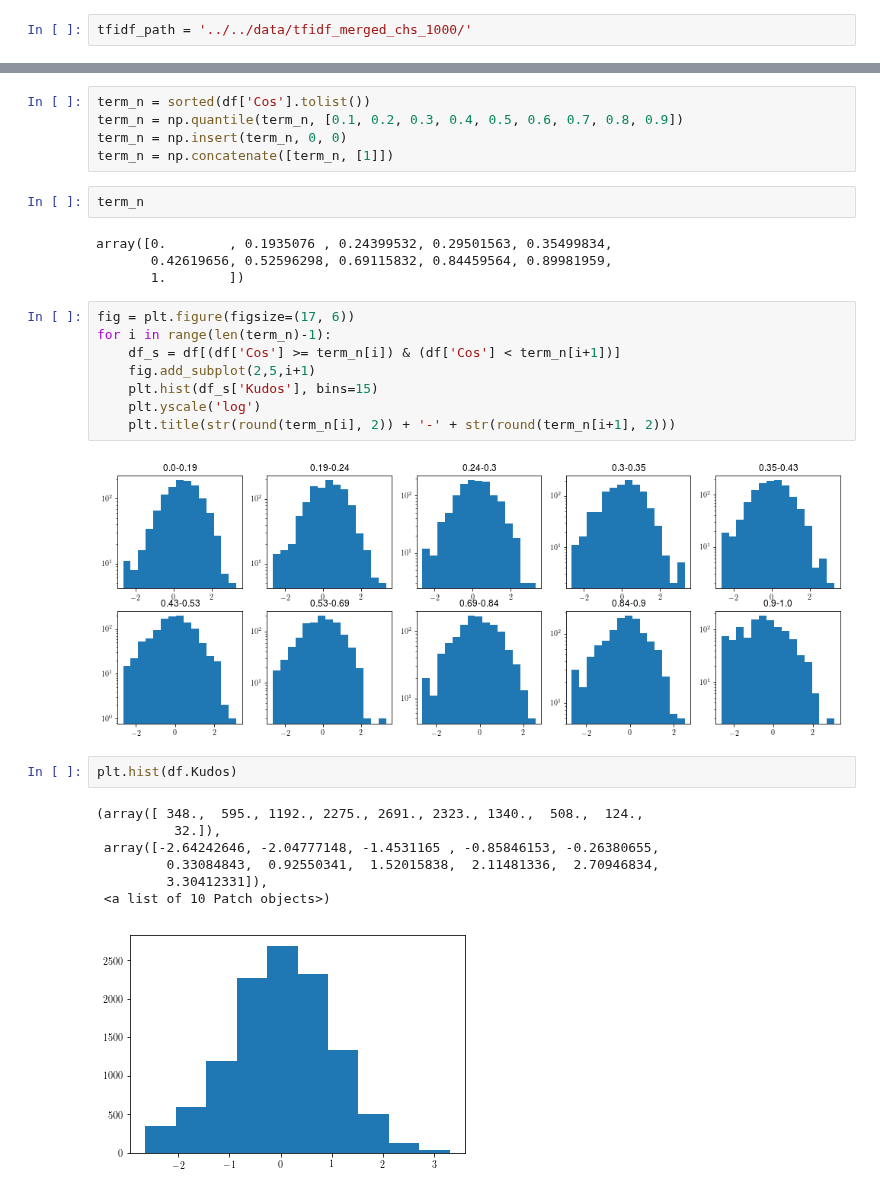
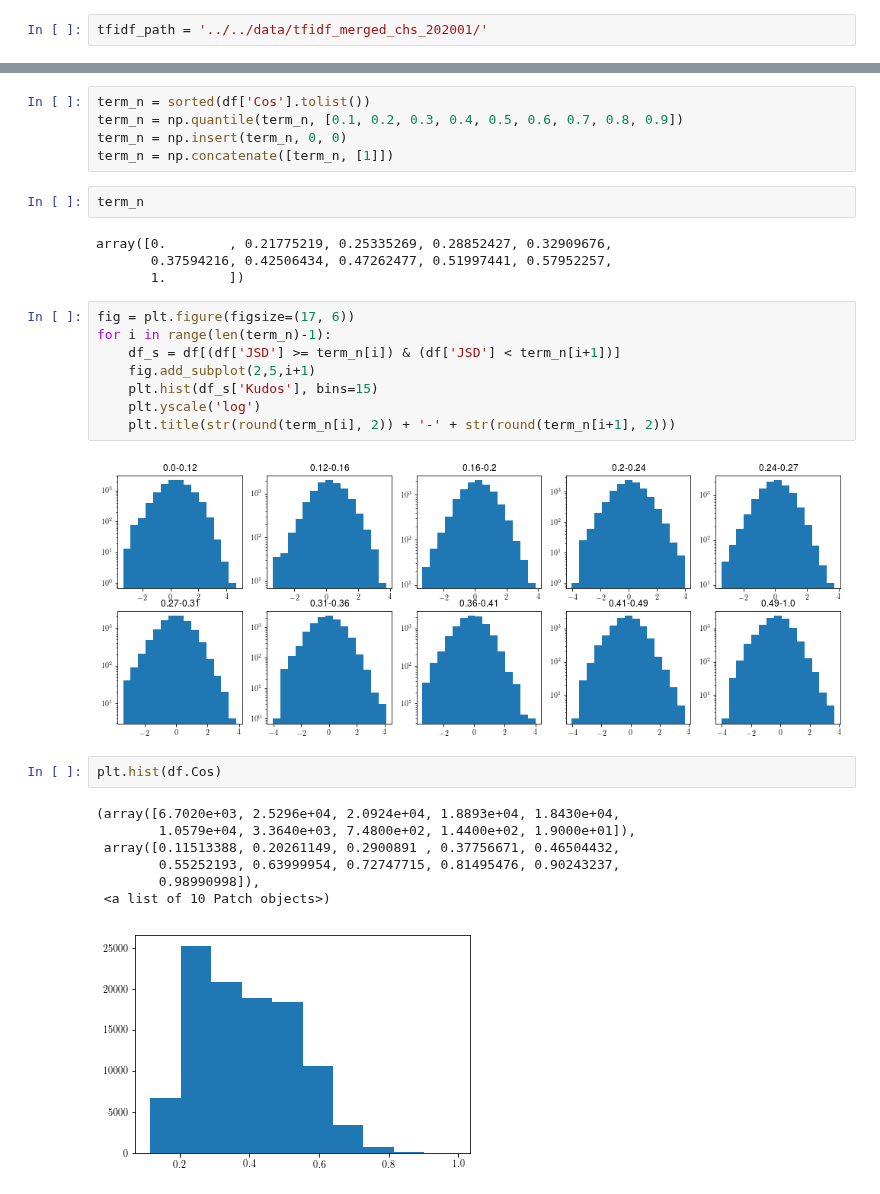
Before and after one commit to yzjing/ao3_old, a Jupyter notebook: exps/20190919_current_exps/kudos_tfidf_lda_jsd_merged_chs.ipynb, the cells around one changed output, grey strips where cells are left out. Cells and saved outputs as stored; diff of their text form.

```diff
--- a/exps/20190919_current_exps/kudos_tfidf_lda_jsd_merged_chs.ipynb
+++ b/exps/20190919_current_exps/kudos_tfidf_lda_jsd_merged_chs.ipynb
@@ -13,5 +13,5 @@ rc('font',**{'family':'sans-serif','sans-serif':['Helvetica']})
 #rc('font',**{'family':'serif','serif':['Palatino']})
 rc('text', usetex=True)
 # %%
-tfidf_path = '../../data/tfidf_merged_chs_1000/'
+tfidf_path = '../../data/tfidf_merged_chs_202001/'
 # %%
@@ -312,26 +334,26 @@ term_n = np.concatenate([term_n, [1]])
 # %%
 term_n
 # %% [output]
-array([0.        , 0.1935076 , 0.24399532, 0.29501563, 0.35499834,
-       0.42619656, 0.52596298, 0.69115832, 0.84459564, 0.89981959,
+array([0.        , 0.21775219, 0.25335269, 0.28852427, 0.32909676,
+       0.37594216, 0.42506434, 0.47262477, 0.51997441, 0.57952257,
        1.        ])
 # %%
 fig = plt.figure(figsize=(17, 6))
 for i in range(len(term_n)-1):
-    df_s = df[(df['Cos'] >= term_n[i]) & (df['Cos'] < term_n[i+1])]
+    df_s = df[(df['JSD'] >= term_n[i]) & (df['JSD'] < term_n[i+1])]
     fig.add_subplot(2,5,i+1)
     plt.hist(df_s['Kudos'], bins=15)
     plt.yscale('log')
     plt.title(str(round(term_n[i], 2)) + '-' + str(round(term_n[i+1], 2)))
 # %% [output]
-[figure, old version]
+[figure, new version]
 # %%
-plt.hist(df.Kudos)
+plt.hist(df.Cos)
 # %% [output]
-(array([ 348.,  595., 1192., 2275., 2691., 2323., 1340.,  508.,  124.,
-          32.]),
- array([-2.64242646, -2.04777148, -1.4531165 , -0.85846153, -0.26380655,
-         0.33084843,  0.92550341,  1.52015838,  2.11481336,  2.70946834,
-         3.30412331]),
+(array([6.7020e+03, 2.5296e+04, 2.0924e+04, 1.8893e+04, 1.8430e+04,
+        1.0579e+04, 3.3640e+03, 7.4800e+02, 1.4400e+02, 1.9000e+01]),
+ array([0.11513388, 0.20261149, 0.2900891 , 0.37756671, 0.46504432,
+        0.55252193, 0.63999954, 0.72747715, 0.81495476, 0.90243237,
+        0.98990998]),
  <a list of 10 Patch objects>)
-[figure, old version]
+[figure, new version]
```
Also changed, not shown: parts of 8 cells of this notebook, 7 other files.
